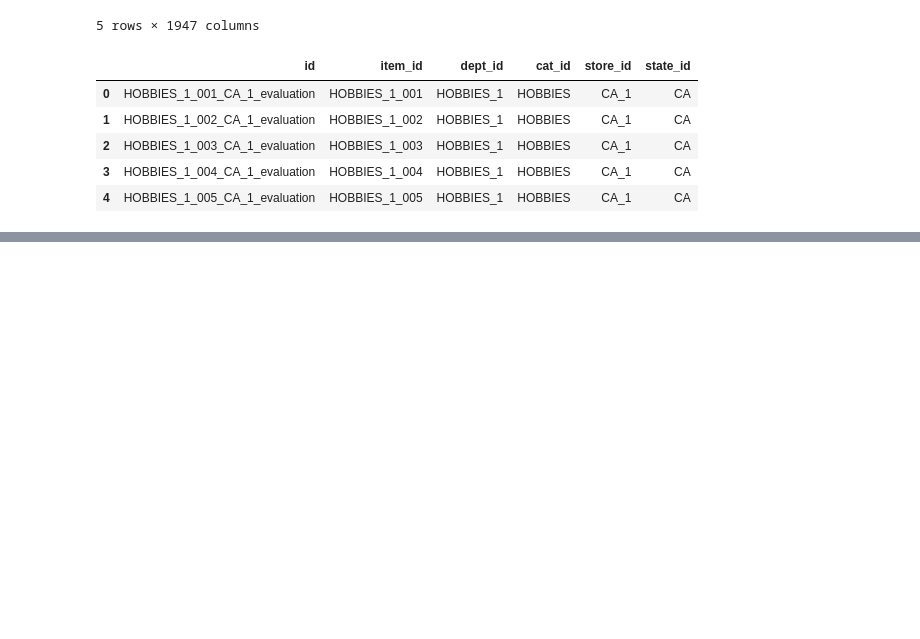
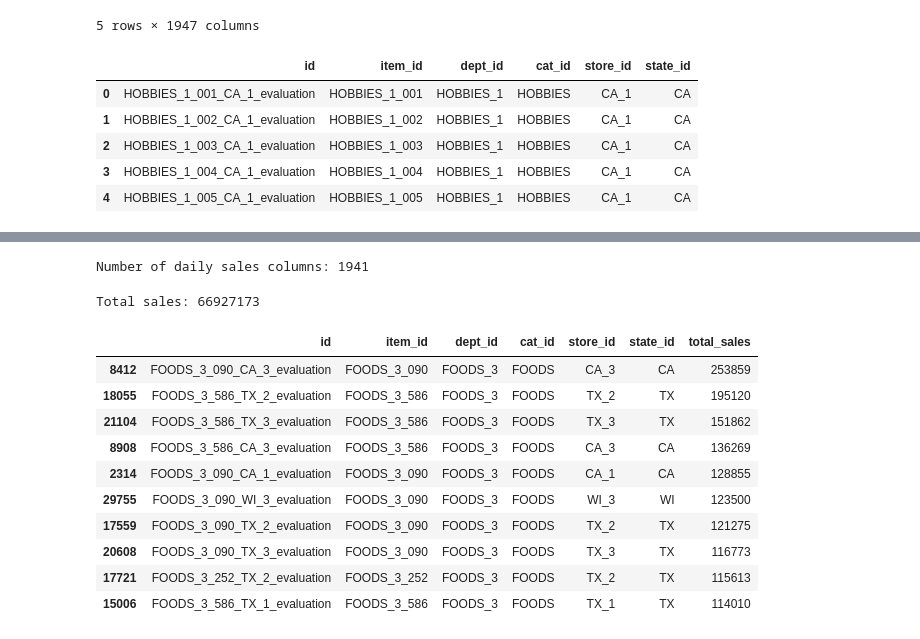
Before and after one commit to ligimathew123/Retail-Demand-Forecasting-Inventory-Optimization, a Jupyter notebook: notebooks/retail_forecasting.ipynb, the cells around one changed output, grey strips where cells are left out. Saved outputs shown, nothing was run; the diff lists cells and outputs as text; code cells hidden in the pictures; blank space fills up the shorter version.

```diff
--- a/notebooks/retail_forecasting.ipynb
+++ b/notebooks/retail_forecasting.ipynb
@@ -227,0 +267,35 @@ display(
+# %%
+sales_columns = [col for col in sales.columns if col.startswith('d_')]
+
+print("Number of daily sales columns:", len(sales_columns))
+# %% [output]
+Number of daily sales columns: 1941
+# %%
+total_sales = sales[sales_columns].sum().sum()
+
+print("Total sales:", total_sales)
+# %% [output]
+Total sales: 66927173
+# %%
+sales['total_sales'] = sales[sales_columns].sum(axis=1)
+
+top_items = (
+    sales[['id', 'item_id', 'dept_id', 'cat_id',
+           'store_id', 'state_id', 'total_sales']]
+    .sort_values('total_sales', ascending=False)
+    .head(10)
+)
+
+display(top_items)
+# %% [output]
+|  | id | item_id | dept_id | cat_id | store_id | state_id | total_sales |
+| 8412 | FOODS_3_090_CA_3_evaluation | FOODS_3_090 | FOODS_3 | FOODS | CA_3 | CA | 253859 |
+| 18055 | FOODS_3_586_TX_2_evaluation | FOODS_3_586 | FOODS_3 | FOODS | TX_2 | TX | 195120 |
+| 21104 | FOODS_3_586_TX_3_evaluation | FOODS_3_586 | FOODS_3 | FOODS | TX_3 | TX | 151862 |
+| 8908 | FOODS_3_586_CA_3_evaluation | FOODS_3_586 | FOODS_3 | FOODS | CA_3 | CA | 136269 |
+| 2314 | FOODS_3_090_CA_1_evaluation | FOODS_3_090 | FOODS_3 | FOODS | CA_1 | CA | 128855 |
+| 29755 | FOODS_3_090_WI_3_evaluation | FOODS_3_090 | FOODS_3 | FOODS | WI_3 | WI | 123500 |
+| 17559 | FOODS_3_090_TX_2_evaluation | FOODS_3_090 | FOODS_3 | FOODS | TX_2 | TX | 121275 |
+| 20608 | FOODS_3_090_TX_3_evaluation | FOODS_3_090 | FOODS_3 | FOODS | TX_3 | TX | 116773 |
+| 17721 | FOODS_3_252_TX_2_evaluation | FOODS_3_252 | FOODS_3 | FOODS | TX_2 | TX | 115613 |
+| 15006 | FOODS_3_586_TX_1_evaluation | FOODS_3_586 | FOODS_3 | FOODS | TX_1 | TX | 114010 |
```
Also changed, not shown: parts of 13 cells of this notebook.
